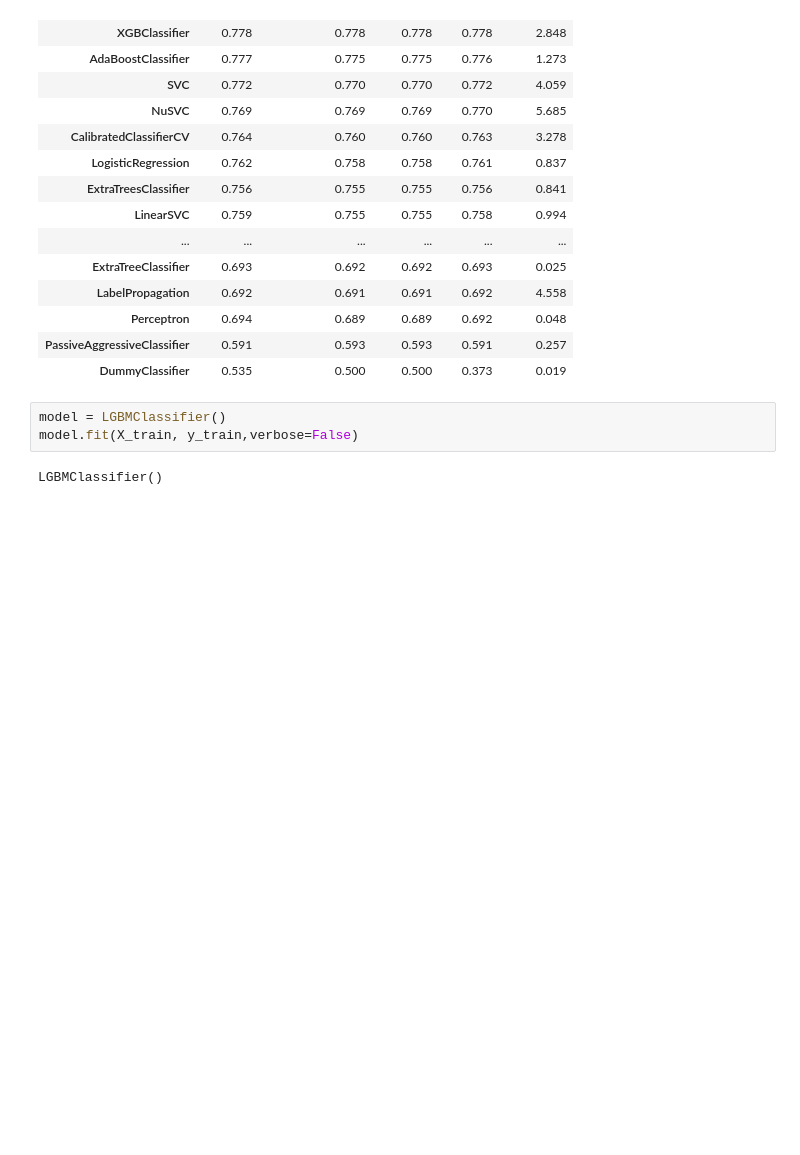
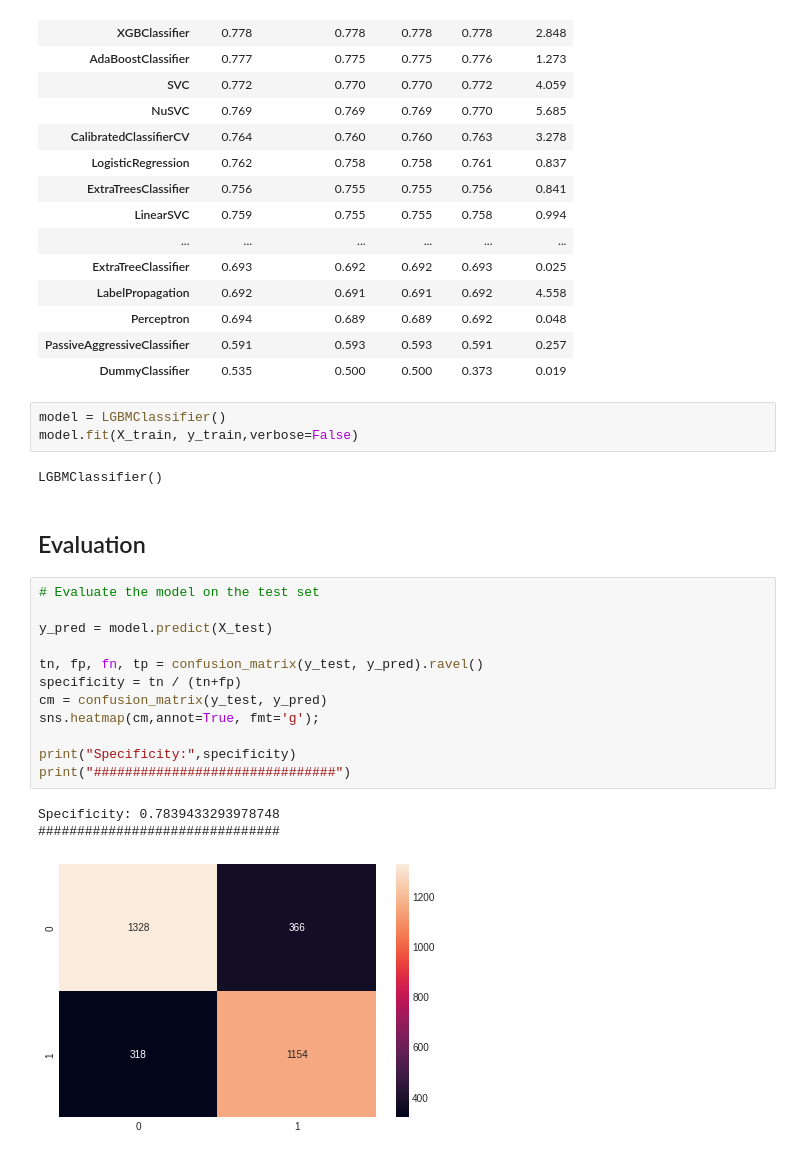
Before and after one commit to masete/Bank-Credit-Analysis, a Jupyter notebook: eda.ipynb, the cells around one changed output. Cells and saved outputs as stored; diff of their text form; blank space fills up the shorter version.

Commit message:
evaluation with xtest

```diff
--- a/eda.ipynb
+++ b/eda.ipynb
@@ -729,3 +729,21 @@ model = LGBMClassifier()
 model.fit(X_train, y_train,verbose=False)
 # %% [output]
 LGBMClassifier()
+# %% [markdown]
+## Evaluation
+# %%
+# Evaluate the model on the test set
+
+y_pred = model.predict(X_test)
+
+tn, fp, fn, tp = confusion_matrix(y_test, y_pred).ravel()
+specificity = tn / (tn+fp)
+cm = confusion_matrix(y_test, y_pred)
+sns.heatmap(cm,annot=True, fmt='g');
+
+print("Specificity:",specificity)
+print("###############################")
+# %% [output]
+Specificity: 0.7839433293978748
+###############################
+[figure, added]
```
